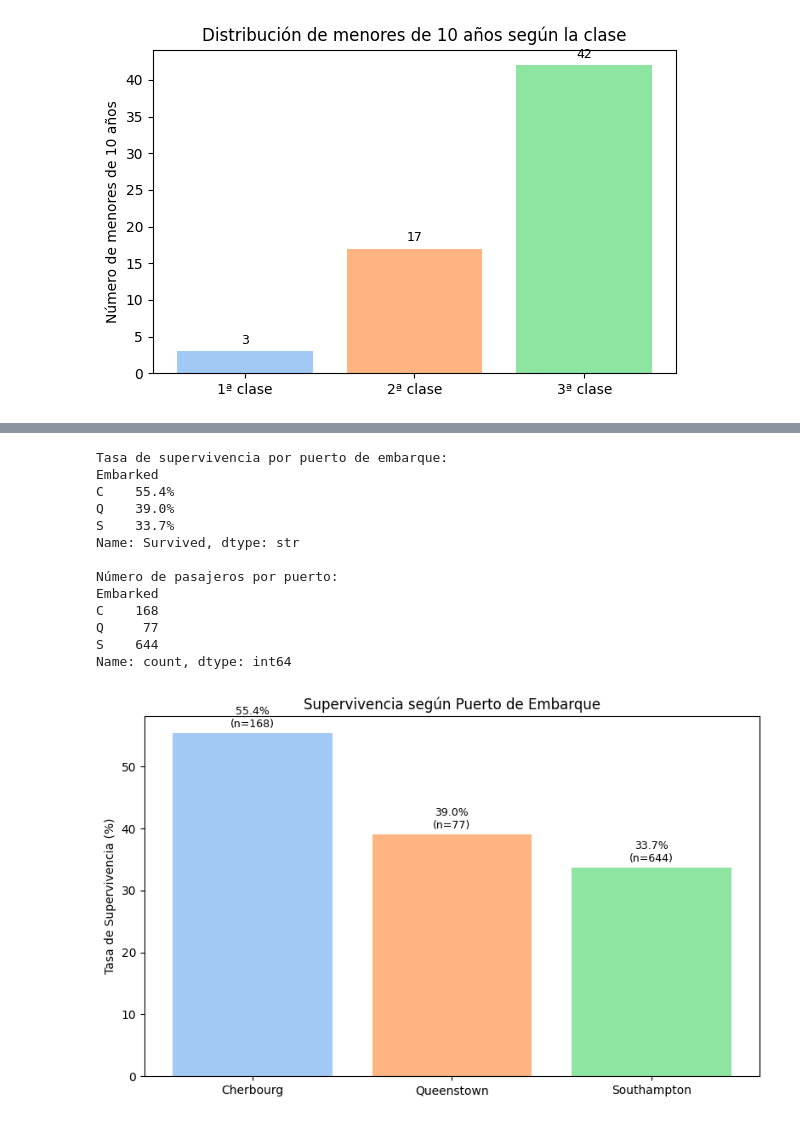
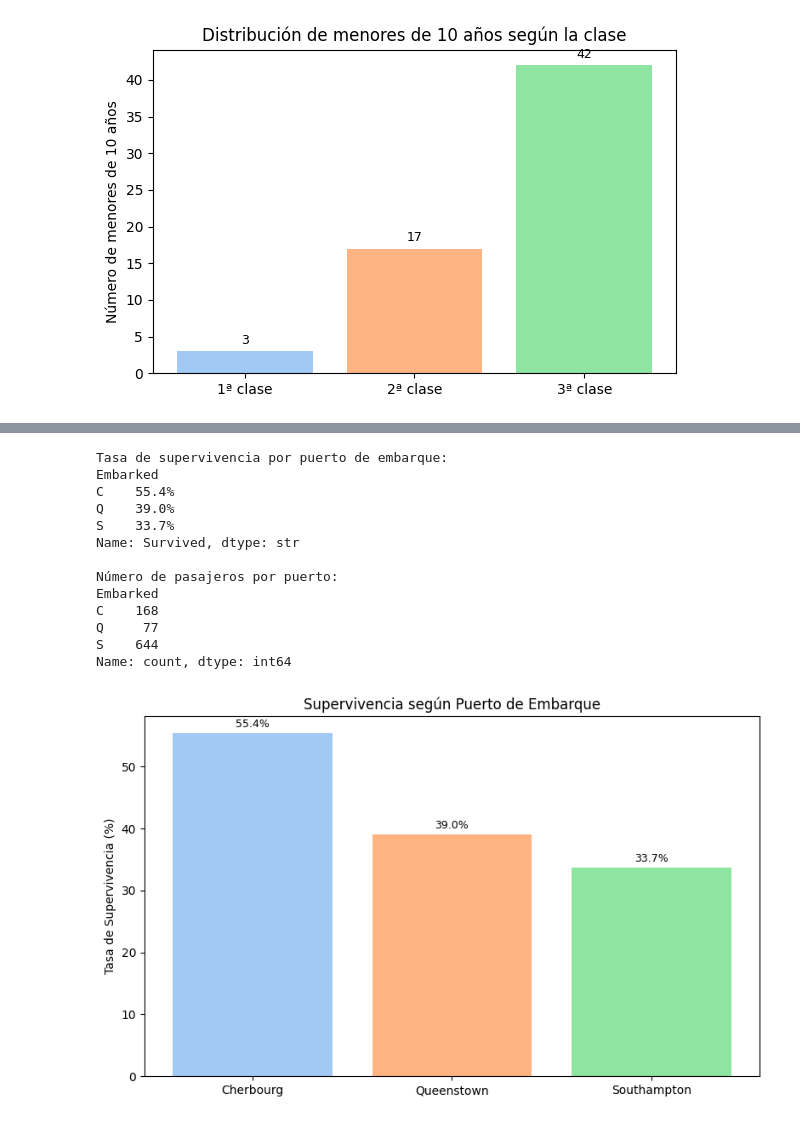
Before and after one commit to maria-enc/portfolio-datos, a Jupyter notebook: titanic/analisis_titanic.ipynb, the cells around one changed output, grey strips where cells are left out. Cells and saved outputs as stored; diff of their text form; code cells hidden in the pictures.

```diff
--- a/titanic/analisis_titanic.ipynb
+++ b/titanic/analisis_titanic.ipynb
@@ -379,3 +379,17 @@ C    55.4%
 Q    39.0%
 S    33.7%
 Name: Survived, dtype: str
+# %%
+# Pivot table: número de supervivientes y porcentaje según grupo de edad
+age_bins = [0, 10, 20, 30, 40, 50, 60, 70, 80, 90]
+age_labels = ['0-10', '10-20', '20-30', '30-40', '40-50', '50-60', '60-70', '70-80', '80+']
+if 'AgeGroup' not in df.columns:
+    df['AgeGroup'] = pd.cut(df['Age'], bins=age_bins, labels=age_labels, right=False)
+summary_by_age = df.groupby('AgeGroup')['Survived'].agg([
+    ('Supervivientes', 'sum'),
+    ('Total', 'count'),
+    ('Porcentaje %', lambda x: (x.sum() / len(x) * 100).round(1))
+])
+summary_by_age['Supervivientes'] = summary_by_age['Supervivientes'].astype(int)
+print("\nNúmero de supervivientes y porcentaje por grupo de edad:")
+print(summary_by_age)
@@ -430,9 +429,4 @@ Name: count, dtype: int64
 # %%
-# Tasa de supervivencia por Pclass
-survival_by_pclass = df.groupby('Pclass')['Survived'].mean().mul(100).round(1)
-print("\nTasa de supervivencia por clase:")
-print(survival_by_pclass.astype(str) + "%")
-
 # Gráfico de barras para la tasa de supervivencia por clase
 plt.figure(figsize=(8, 5))  # aumentamos el tamaño para evitar solapamientos
 colors = sns.color_palette('pastel', n_colors=len(survival_by_pclass))
@@ -444,8 +438,7 @@ plt.title('Tasa de Supervivencia por Clase')
 # usar las coordenadas reales de las barras en lugar de i
 for i, v in enumerate(survival_by_pclass.values):
     x = survival_by_pclass.index[i]
-    cnt = df[df['Pclass'] == x].shape[0]
-    plt.text(x, v + 1, f"{v:.1f}%\n(n={cnt})", ha='center', fontsize=9)
+    plt.text(x, v + 1, f"{v:.1f}%", ha='center', fontsize=9)
 plt.tight_layout()
 plt.show()
 # %% [output]
@@ -504,8 +501,7 @@ plt.ylabel('Tasa de Mortalidad Infantil (%)')
 plt.title('Mortalidad Infantil (<10 años) por Clase')
 for i, v in enumerate(mortality_by_class.values):
     x = mortality_by_class.index[i]
-    cnt = counts_children.loc[x] if x in counts_children else 0
-    plt.text(x, v + 1, f"{v:.1f}%\n(n={cnt})", ha='center', fontsize=9)
+    plt.text(x, v + 1, f"{v:.1f}%", ha='center', fontsize=9)
 plt.tight_layout()
 plt.show()
 # %% [output]
@@ -563,34 +577,33 @@ counts_embarked = df['Embarked'].value_counts().sort_index()
 
 print("\nTasa de supervivencia por puerto de embarque:")
 print(survival_by_embarked.astype(str) + "%")
 print("\nNúmero de pasajeros por puerto:")
 print(counts_embarked)
 
 plt.figure(figsize=(8,5))  # un poco más ancho para que quepan etiquetas y anotaciones
 colors = sns.color_palette('pastel', n_colors=len(survival_by_embarked))
 plt.bar(survival_by_embarked.index, survival_by_embarked.values, color=colors)
 plt.xticks(survival_by_embarked.index, ['Cherbourg','Queenstown','Southampton'])
 plt.ylabel('Tasa de Supervivencia (%)')
 plt.title('Supervivencia según Puerto de Embarque')
 for i, v in enumerate(survival_by_embarked.values):
     x = survival_by_embarked.index[i]
-    cnt = counts_embarked.loc[x]
-    plt.text(x, v + 1, f"{v:.1f}%\n(n={cnt})", ha='center', fontsize=9)
+    plt.text(x, v + 1, f"{v:.1f}%", ha='center', fontsize=9)
 plt.tight_layout()
 plt.show()
 # %% [output]
 Tasa de supervivencia por puerto de embarque:
 Embarked
 C    55.4%
 Q    39.0%
 S    33.7%
 Name: Survived, dtype: str
 
 Número de pasajeros por puerto:
 Embarked
 C    168
 Q     77
 S    644
 Name: count, dtype: int64
-[figure, old version]
+[figure, new version]
 # %%
```
Also changed, not shown: parts of 12 cells of this notebook, 3 other files.
